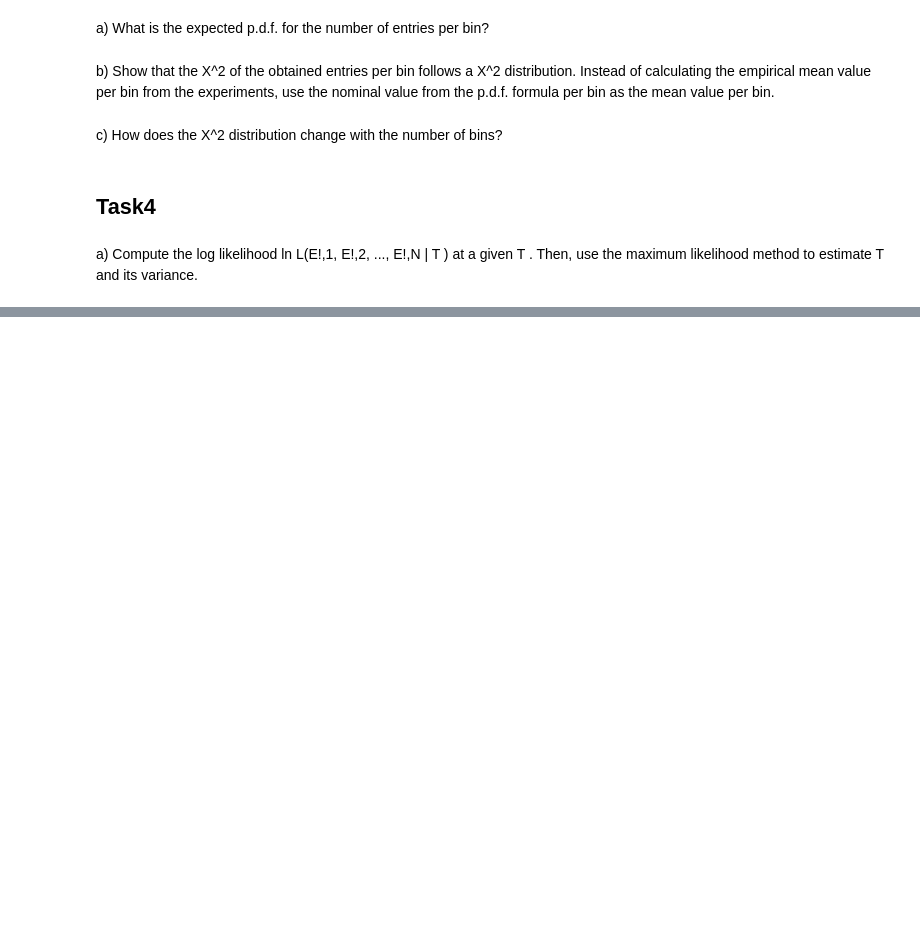
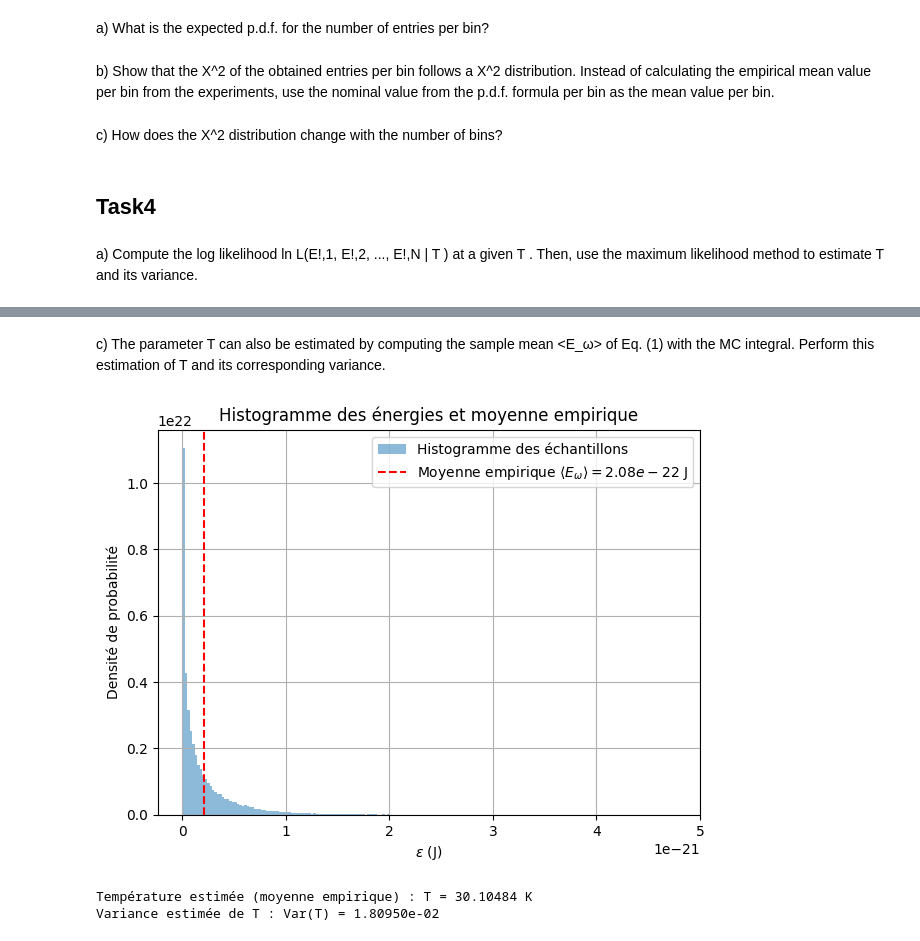
Before and after one commit to Gabewitt/Stats-Project, a Jupyter notebook: V_Final_Project_Notebook.ipynb, the cells around one changed output, grey strips where cells are left out. Saved outputs shown, nothing was run; the diff lists cells and outputs as text; code cells hidden in the pictures; blank space fills up the shorter version.

```diff
--- a/V_Final_Project_Notebook.ipynb
+++ b/V_Final_Project_Notebook.ipynb
@@ -481,0 +582,39 @@ a) Compute the log likelihood ln L(E!,1, E!,2, ..., E!,N | T ) at a given T . Th
+# %% [markdown]
+c) The parameter T can also be estimated by computing the sample mean <E_ω> of Eq. (1) with the MC integral. Perform this estimation of T and its corresponding variance.
+# %%
+# --- Calcul de la moyenne empirique ---
+mean_energy = np.mean(energy_samples)  # Moyenne des échantillons d'énergie
+
+# --- Estimation de T ---
+T_empirical = 2 * mean_energy / kb  # Relation directe pour T
+
+# --- Calcul de la variance ---
+# Variance empirique de Eω
+variance_energy = np.var(energy_samples)
+
+# Variance de la moyenne empirique
+variance_T = (2 / kb)**2 * variance_energy / len(energy_samples)
+
+# --- Résultats ---
+#print(f"Température estimée (moyenne empirique) : T = {T_empirical:.5f} K")
+#print(f"Variance estimée de T : Var(T) = {variance_T:.5e}")
+
+# --- Visualisation (si nécessaire) ---
+plt.figure(figsize=(7, 5))
+plt.hist(energy_samples, bins=200, density=True, alpha=0.5, label="Histogramme des échantillons")
+plt.axvline(mean_energy, color='r', linestyle='--', label=f"Moyenne empirique $⟨E_ω⟩ = {mean_energy:.2e}$ J")
+plt.xlabel(r"$\varepsilon$ (J)")
+plt.ylabel("Densité de probabilité")
+plt.title("Histogramme des énergies et moyenne empirique")
+plt.legend()
+plt.grid(True)
+plt.show()
+
+
+# --- Résultats ---
+print(f"Température estimée (moyenne empirique) : T = {T_empirical:.5f} K")
+print(f"Variance estimée de T : Var(T) = {variance_T:.5e}")
+# %% [output]
+[figure, added]
+Température estimée (moyenne empirique) : T = 30.10484 K
+Variance estimée de T : Var(T) = 1.80950e-02
```
Also changed, not shown: parts of 14 cells of this notebook.
